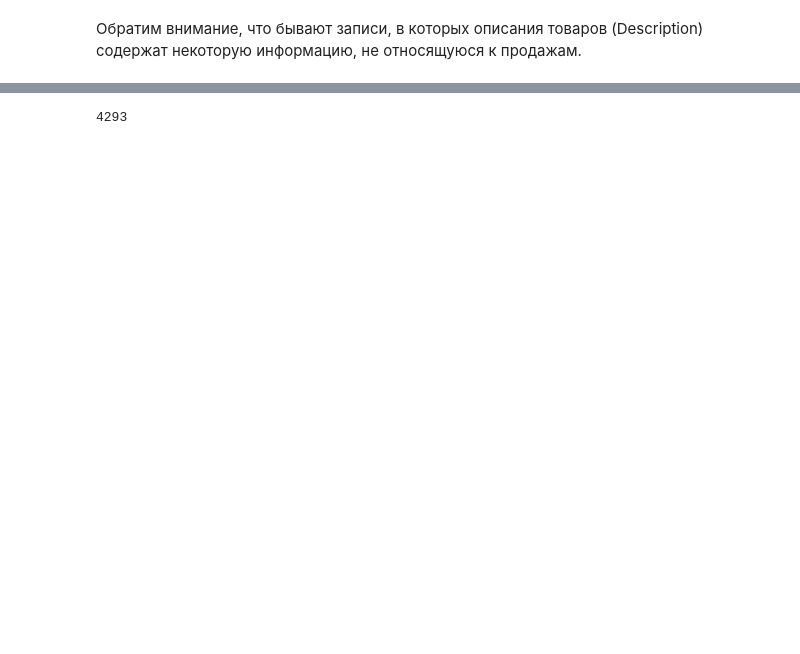
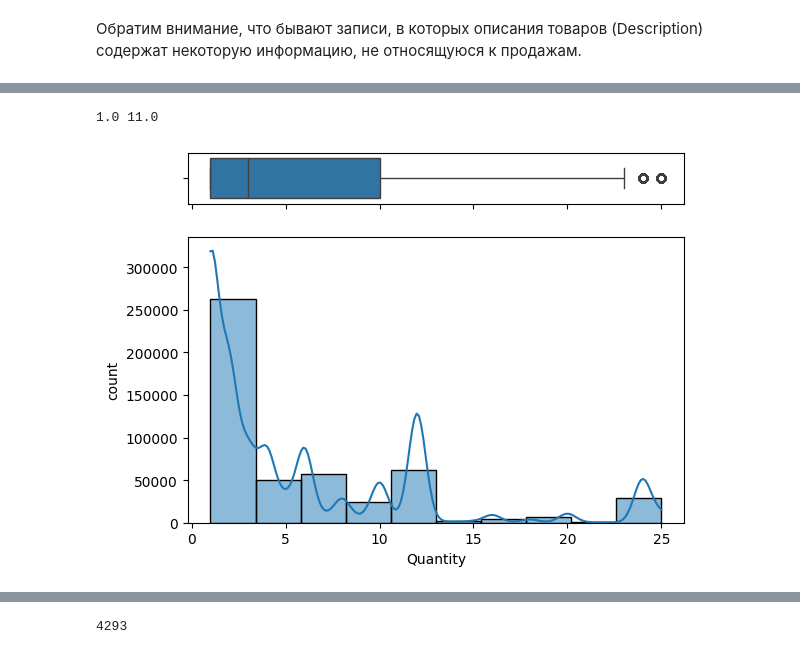
Before and after one commit to sashareva/Preparation-and-cleaning-EDA-Cohort-analysis-RFM-analysis, a Jupyter notebook: Подготовка и очистка, EDA, когортный анализ, RFM анализ.ipynb, the cells around one changed output, grey strips where cells are left out. Drawn from its saved outputs; the diff is of its cells as text; code cells hidden in the pictures; blank space fills up the shorter version.

```diff
--- a/Подготовка и очистка, EDA, когортный анализ, RFM анализ.ipynb
+++ b/Подготовка и очистка, EDA, когортный анализ, RFM анализ.ipynb
@@ -273,0 +385,25 @@ df = df[df['Quantity'] >= 0]
+# %%
+q_low = df['Quantity'].quantile(0.25)
+q_hi = df['Quantity'].quantile(0.75)
+print(q_low, q_hi)
+q_range = q_hi - q_low
+df_kv = df[(df['Quantity'] < q_hi + 1.5 * q_range) & (df['Quantity'] > q_low - 1.5 * q_range)]
+
+fig, (ax_box, ax_hist) = plt.subplots(2, # две строки в сетке подграфиков,
+                                    sharex = True, # единая шкала по оси x и
+                                    gridspec_kw = {'height_ratios': (.15, .85)}) # пропорция 15/85 по высоте
+
+# затем создадим графики, указав через параметр ax в какой подграфик поместить каждый из них
+sns.boxplot(x = df_kv['Quantity'], ax = ax_box)
+sns.histplot(data = df_kv, x = 'Quantity', ax = ax_hist, bins = 10, kde = True)
+
+# добавим подписи к каждому из графиков через метод .set()
+ax_box.set(xlabel = '') # пустые кавычки удаляют подпись (!)
+ax_hist.set(xlabel = 'Quantity')
+ax_hist.set(ylabel = 'count')
+
+# выведем результат
+plt.show()
+# %% [output]
+1.0 11.0
+[figure, added]
```
Also changed, not shown: parts of 111 cells of this notebook.
